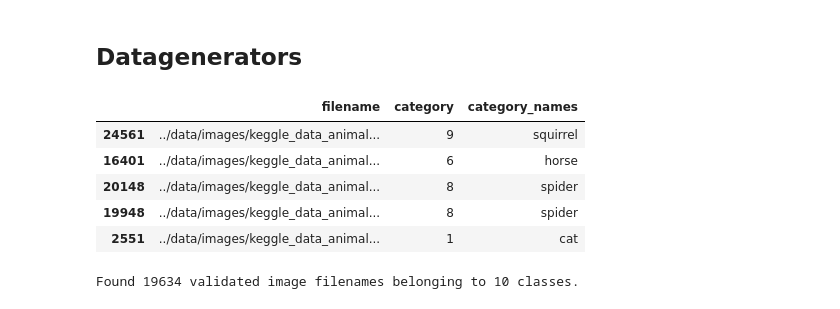
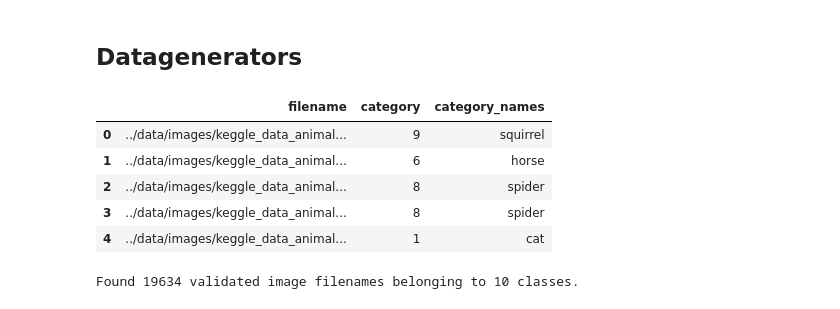
Before and after one commit to EdgarV-92/ZIL_Project, a Jupyter notebook: notebooks/Transfer_Learning.ipynb, the cells around one changed output. Cells and saved outputs as stored; diff of their text form; code cells hidden in the pictures.

```diff
--- a/notebooks/Transfer_Learning.ipynb
+++ b/notebooks/Transfer_Learning.ipynb
@@ -102,2 +110,5 @@ print(val_DF.shape[0])
+# %%
+train_data = pd.read_csv('../data/images/animal_train_data.csv')
+val_data = pd.read_csv('../data/images/animal_val_data.csv')
 # %%
 plt.figure(figsize=(12,8))
@@ -114,14 +125,14 @@ plt.title("Validation");
 # %% [markdown]
 ## Datagenerators
 # %%
-train_DF.head()
+train_data.head()
 # %% [output]
 |  | filename | category | category_names |
-| 24561 | ../data/images/keggle_data_animal... | 9 | squirrel |
-| 16401 | ../data/images/keggle_data_animal... | 6 | horse |
-| 20148 | ../data/images/keggle_data_animal... | 8 | spider |
-| 19948 | ../data/images/keggle_data_animal... | 8 | spider |
-| 2551 | ../data/images/keggle_data_animal... | 1 | cat |
+| 0 | ../data/images/keggle_data_animal... | 9 | squirrel |
+| 1 | ../data/images/keggle_data_animal... | 6 | horse |
+| 2 | ../data/images/keggle_data_animal... | 8 | spider |
+| 3 | ../data/images/keggle_data_animal... | 8 | spider |
+| 4 | ../data/images/keggle_data_animal... | 1 | cat |
 # %%
 from tensorflow.keras.preprocessing.image import ImageDataGenerator
 
```
Also changed, not shown: parts of 17 cells of this notebook.
